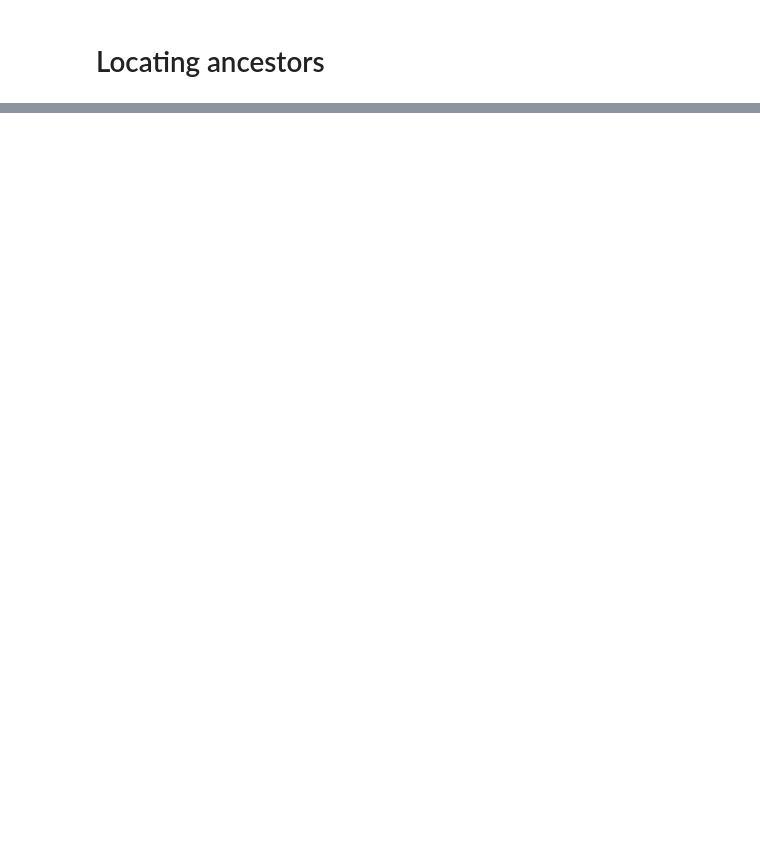
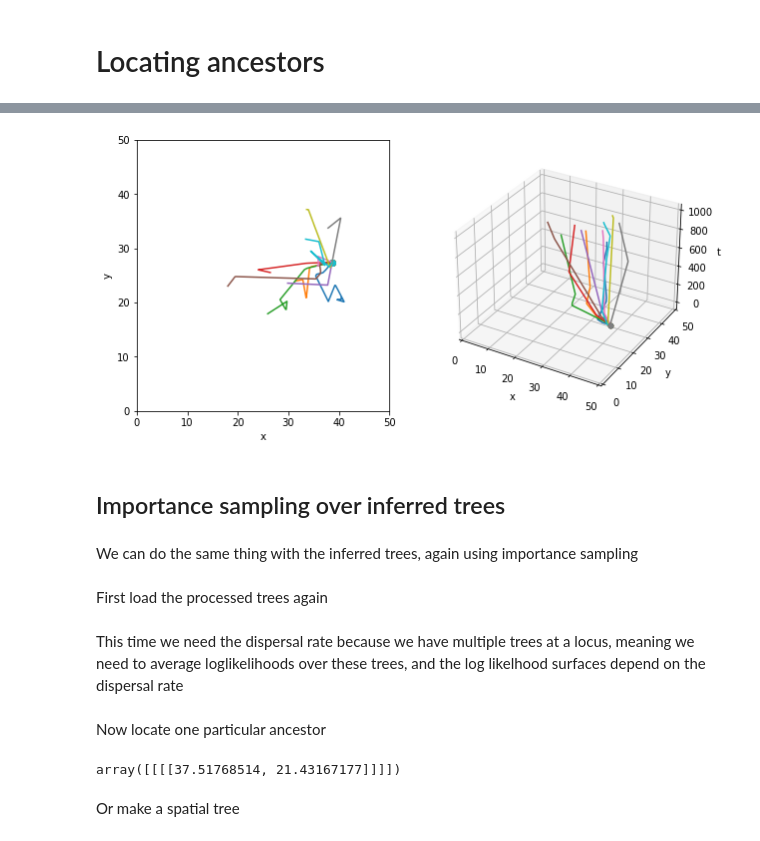
Before and after one commit to mmosmond/sparg, a Jupyter notebook: tutorial.ipynb, the cells around one changed output, grey strips where cells are left out. Cells and saved outputs as stored; diff of their text form; code cells hidden in the pictures; blank space fills up the shorter version.

```diff
--- a/tutorial.ipynb
+++ b/tutorial.ipynb
@@ -130,0 +533,42 @@ os.system(script)
+# %%
+loci = range(10) #loci to locate ancestors at
+times = range(0,1000,10) #times we want to locate ancestors
+nodes = [0] #sample nodes we want to locate ancestors of
+
+anc_locs = sparg.locate.locate(nodes=nodes, times=times, locations=locations, shared_times=np.array(shared_times)[loci], samples=np.array(samples)[loci], mles=[mle.x for _ in loci], important=False)
+# %%
+fig = plt.figure(figsize=(10,5))
+ax1 = fig.add_subplot(121)
+ax2 = fig.add_subplot(122, projection='3d')
+
+for i in range(len(loci)):
+
+    xs = anc_locs[i,:,0,0]
+    ys = anc_locs[i,:,0,1]
+    ts = times
+
+    ax1.scatter(xs[0], ys[0])
+    ax1.plot(xs, ys)
+    ax2.scatter(xs[0], ys[0], ts[0])
+    ax2.plot(xs, ys, ts)
+
+ax1.set_xlim(0,50)
+ax1.set_ylim(0,50)
+ax1.set_xlabel('x')
+ax1.set_ylabel('y')
+
+ax2.set_xlim(0,50)
+ax2.set_ylim(0,50)
+ax2.set_xlabel('x')
+ax2.set_ylabel('y')
+ax2.set_zlabel('t')
+
+plt.show()
+# %% [output]
+[figure, added]
+# %% [markdown]
+## Importance sampling over inferred trees
+# %% [markdown]
+We can do the same thing with the inferred trees, again using importance sampling
+# %% [markdown]
+First load the processed trees again
@@ -130,0 +581,2 @@ os.system(script)
+# %% [markdown]
+This time we need the dispersal rate because we have multiple trees at a locus, meaning we need to average loglikelihoods over these trees, and the log likelhood surfaces depend on the dispersal rate
@@ -130,0 +585,15 @@ os.system(script)
+# %% [markdown]
+Now locate one particular ancestor
+# %%
+nodes = [0] #sample nodes we want to locate ancestors of
+loci = [0] #loci to locate ancestors at
+times = [100] #times we want to locate ancestors
+
+x0 = [25, 25]
+bnds = ((0,50),(0,50))
+
+sparg.locate.locate(nodes=nodes, times=times, locations=reordered_locations, shared_times=shared_times[loci], samples=samples[loci], mles=[mle_inf.item().x for _ in loci], coal_times=coal_times[loci], pcoals=logpcoals[loci], x0=x0, bnds=bnds)
+# %% [output]
+array([[[[37.51768514, 21.43167177]]]])
+# %% [markdown]
+Or make a spatial tree
```
Also changed, not shown: parts of 83 cells of this notebook, 6 other files.
